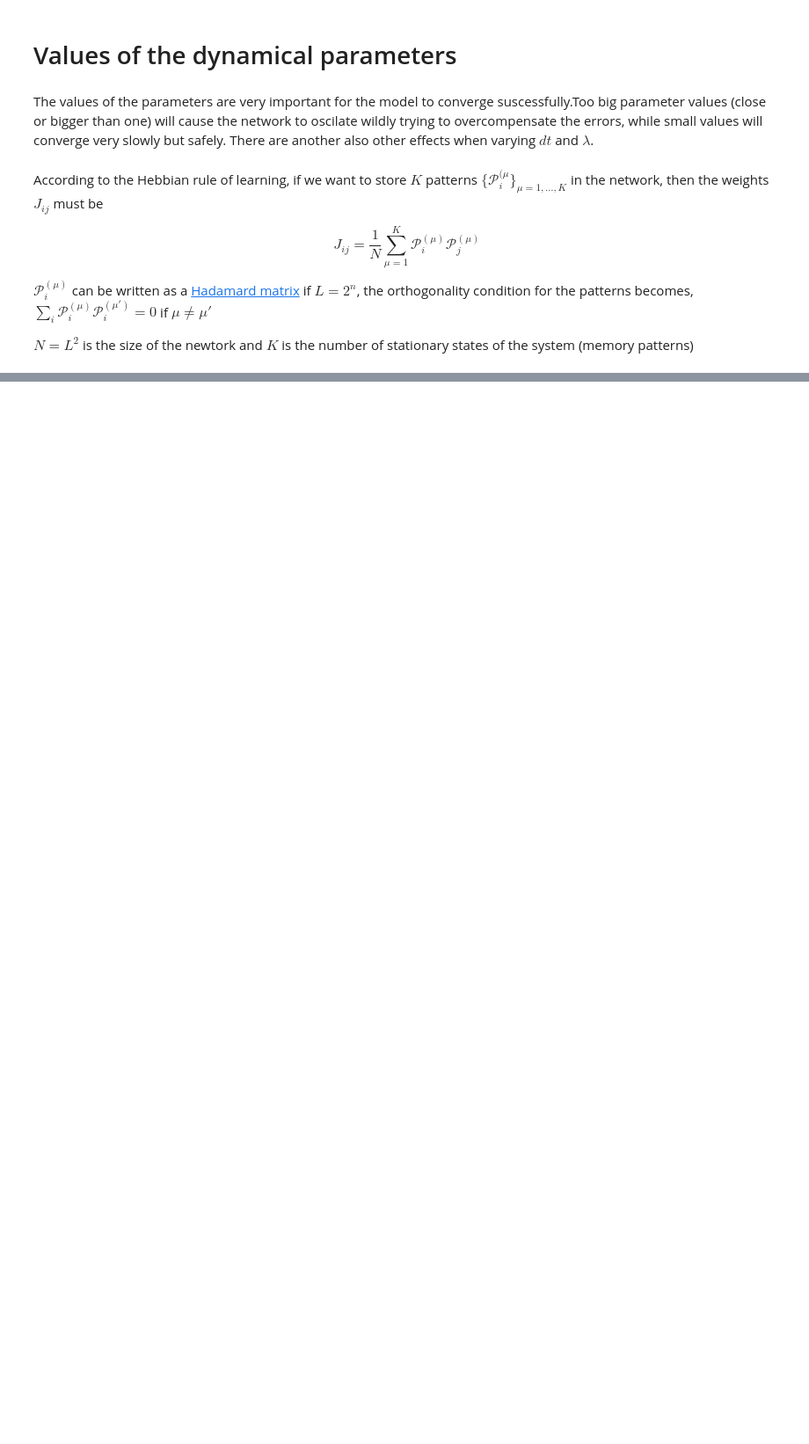
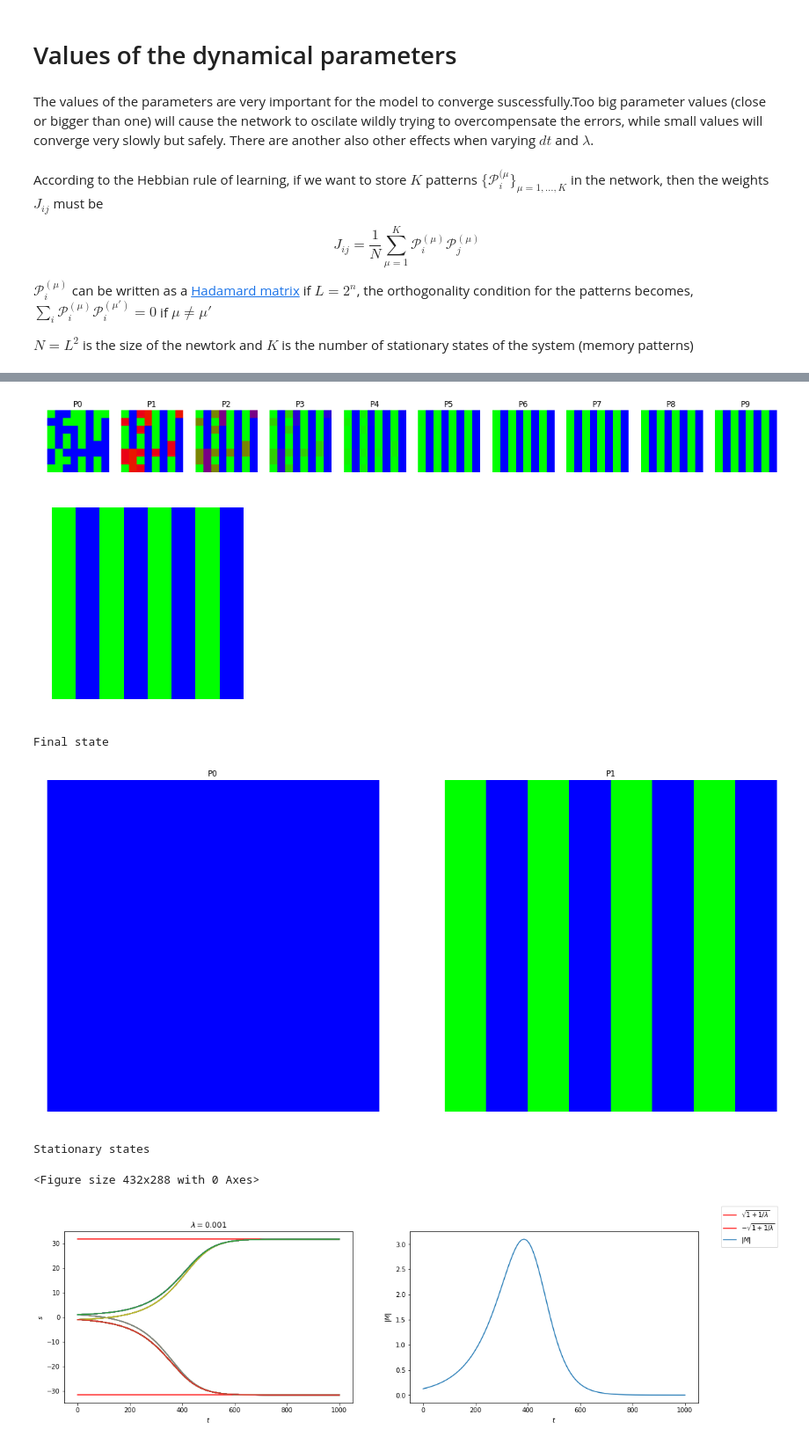
Before and after one commit to lytex/hopfield, a Jupyter notebook: Temperature.ipynb, the cells around one changed output, grey strips where cells are left out. Shown at 88% size. Drawn from its saved outputs; the diff is of its cells as text; code cells hidden in the pictures; blank space fills up the shorter version.

```diff
--- a/Temperature.ipynb
+++ b/Temperature.ipynb
@@ -259,3 +294,0 @@ A = np.array((1,2,3,4,5,6,7,8,9))
-# %%
-for x in np.array_split(A, 2):
-    print(x)
@@ -265,5 +294,0 @@ for x in np.array_split(A, 2):
-# %%
-H = get_stationary(N, K)
-H = np.reshape(H, (25, 16, 16))
-for x in np.array_split(H, np.ceil(K/20),  axis=0):
-    print(np.shape(x))
@@ -279,0 +297,50 @@ if(np.size(1) > 1):
+# %%
+filename = ["Subamortiguado.png", "Normal.png", "Sobreamortiguado.png"]
+# Generate these images
+
+import matplotlib.pyplot as plt
+L = 8 # size of the newtork, has to be power of two
+N = L**2
+K = 2 # number of memory patterns to be stored
+dt = 0.01
+lamb = 20.0
+T = 0.0 # Temperature
+nsteps = 1000 # number of steps of the simulation
+
+n = 0
+
+for lamb in [0.001, 1.0, 20.0]:
+
+    states, weights = iterate_plot(nsteps, False, 16, 1)
+    abs_s = np.mean(np.abs(states), axis=1)
+    M = np.mean(states, axis=1)
+    chi = np.var(np.abs(states), axis=1)
+    conv = np.mean(np.abs([g(x, weights) - x for x in states]), axis=1)
+    conv = conv/dt
+
+    H = get_stationary(N, K)
+    plot_evolution(states, H, L)
+
+    plt.figure(1)
+    fig, (ax1, ax2) = plt.subplots(1, 2, sharey=False, figsize=(18, 5))
+    stat = np.sqrt(1+1/lamb) # converges to stat instead of +/- 1
+    ax1.plot([0, len(abs_s)], [stat, stat], 'r')
+    ax1.plot([0, len(abs_s)], [-stat, -stat], 'r')
+    ax1.set_xlabel('$t$')
+    ax1.set_ylabel('$s$')
+    ax2.plot(np.abs(M))
+    ax2.set_xlabel('$t$')
+    ax2.set_ylabel('$|M|$')
+    ax1.set_title('$\lambda = '+str(lamb)+'$')
+    fig.legend(['$\sqrt{1+1/\lambda}$', '$-\sqrt{1+1/\lambda}$', '$|M|$'])
+    ax1.plot(states)
+    plt.savefig(filename[n])
+    n += 1
+# %% [output]
+[figure, added]
+[figure, added]
+Final state
+[figure, added]
+Stationary states
+<Figure size 432x288 with 0 Axes>
+[figure, added]
```
Also changed, not shown: parts of 19 cells of this notebook.
